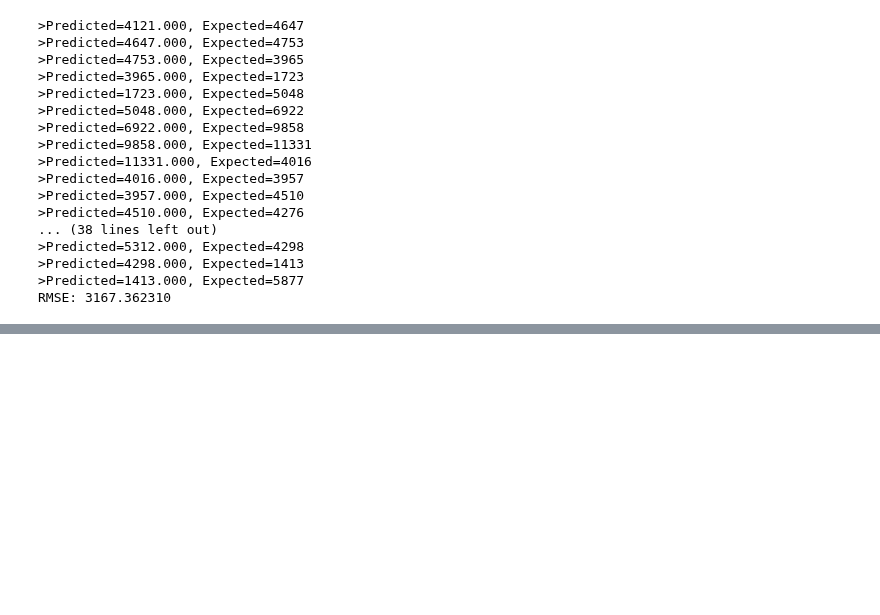
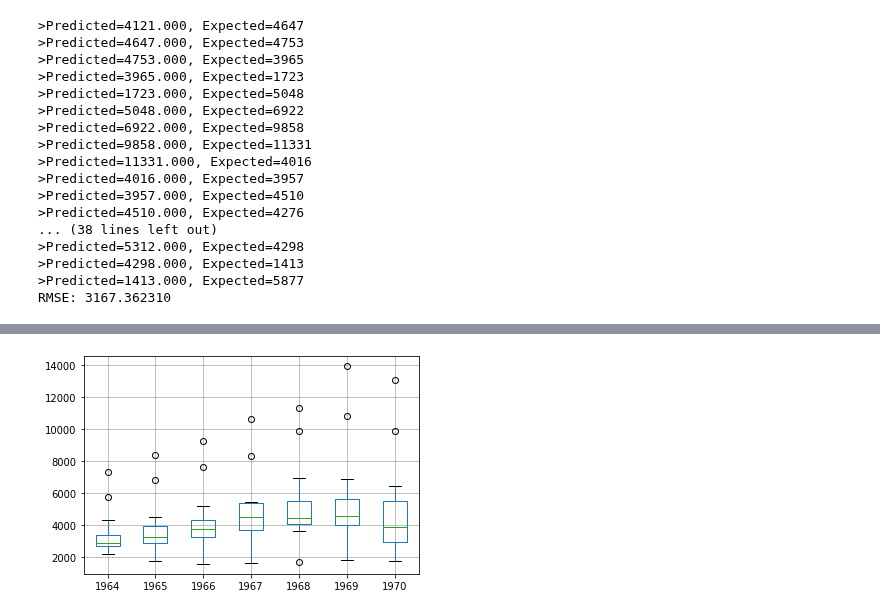
Before and after one commit to ayosamobitade/Time-Series-Analytic-Projects, a Jupyter notebook: Monthly Sales of French Champagne/Untitled.ipynb, the cells around one changed output, grey strips where cells are left out. Drawn from its saved outputs; the diff is of its cells as text; code cells hidden in the pictures; blank space fills up the shorter version.

```diff
--- a/Monthly Sales of French Champagne/Untitled.ipynb
+++ b/Monthly Sales of French Champagne/Untitled.ipynb
@@ -78,0 +127,11 @@ RMSE: 3167.362310
+# %%
+# Box and Whisker plots
+
+groups = series['1964':'1970'].groupby(pd.Grouper(freq='A'))
+years =  pd.DataFrame()
+for name, group in groups:
+    years[name.year] = group.values
+years.boxplot()
+plt.show()
+# %% [output]
+[figure, added]
```
Also changed, not shown: parts of 5 cells of this notebook.
